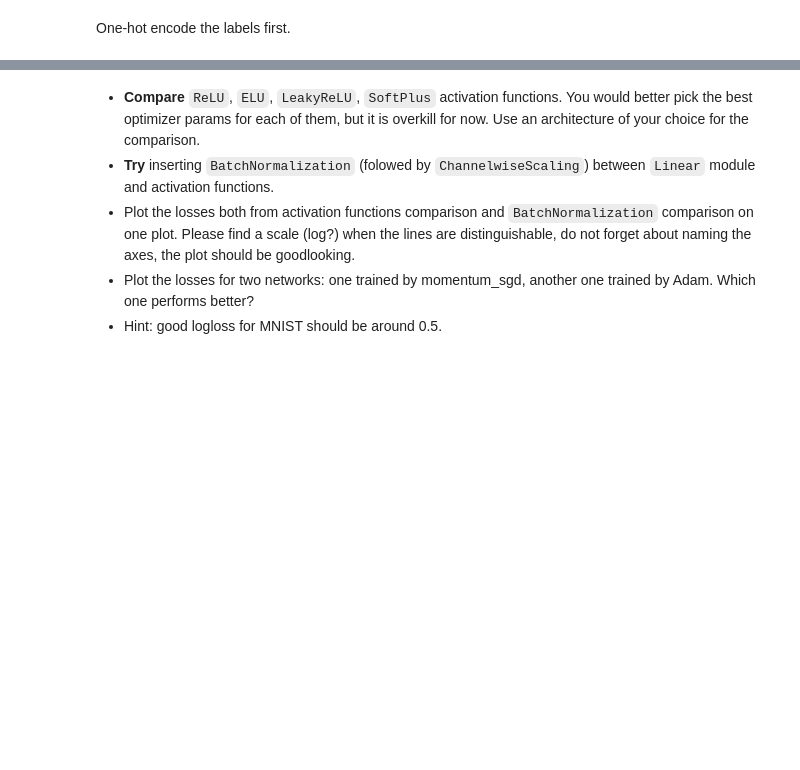
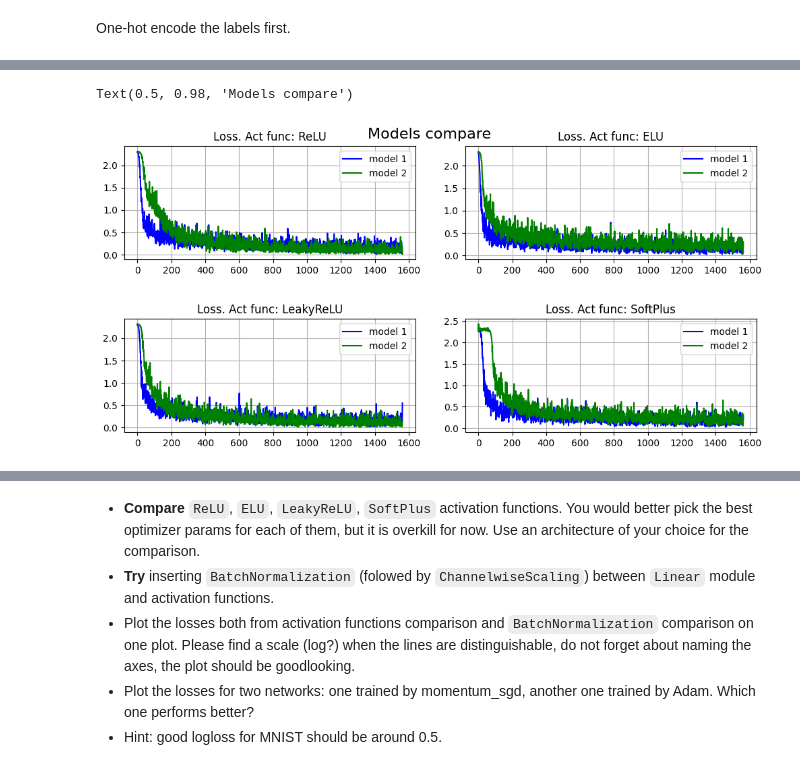
Before and after one commit to Alek-dr/ml-course-mipt, a Jupyter notebook: homeworks/hw08_nn_from_scratch/main_notebook.ipynb, the cells around one changed output, grey strips where cells are left out. Cells and saved outputs as stored; diff of their text form; code cells hidden in the pictures; blank space fills up the shorter version.

```diff
--- a/homeworks/hw08_nn_from_scratch/main_notebook.ipynb
+++ b/homeworks/hw08_nn_from_scratch/main_notebook.ipynb
@@ -158,0 +196,3 @@ One-hot encode the labels first.
+# %%
+encoder = OneHotEncoder()
+encoder.fit(y_train.reshape(-1,1))
@@ -158,0 +458,21 @@ One-hot encode the labels first.
+# %%
+fig, axs = plt.subplots(2, 2, figsize=(10,5))
+
+positions = [(0,0), (0,1), (1,0), (1,1)]
+for i in range(4):
+    pos = positions[i]
+    res_1 = results_1[i]
+    res_2 = results_2[i]
+    # axs[pos].set_xscale('log')
+    axs[pos].plot(res_1['loss'], "b", label='model 1')
+    axs[pos].plot(res_2['loss'], "g", label='model 2')
+    title = f'Loss. Act func: {res_1['act_func']}'
+    axs[pos].legend()
+    axs[pos].set_title(title)
+    axs[pos].grid(True)
+
+plt.tight_layout(h_pad=3, w_pad=3)
+plt.suptitle('Models loss compare', fontsize=16)
+# %% [output]
+Text(0.5, 0.98, 'Models compare')
+[figure, added]
```
Also changed, not shown: parts of 65 cells of this notebook.
